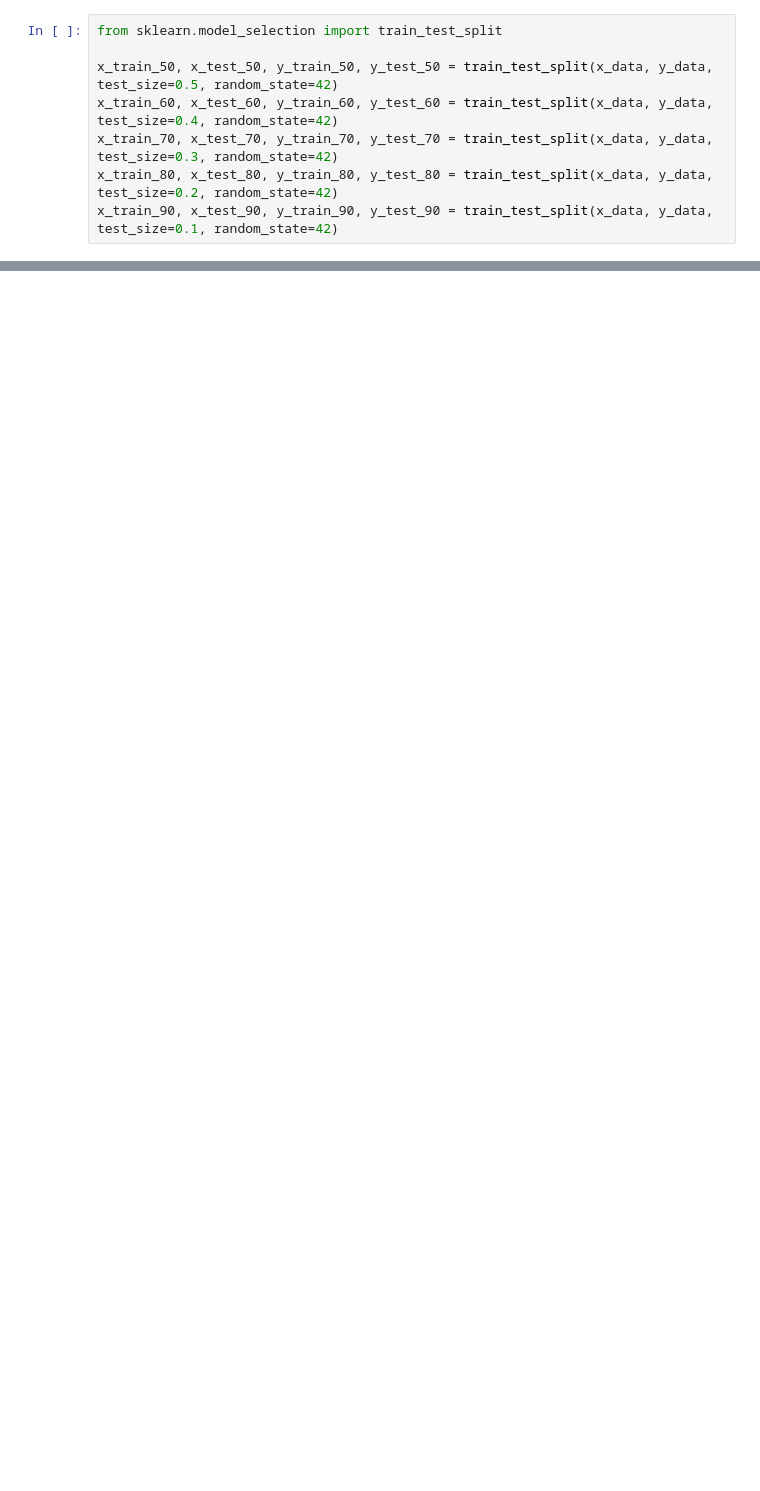
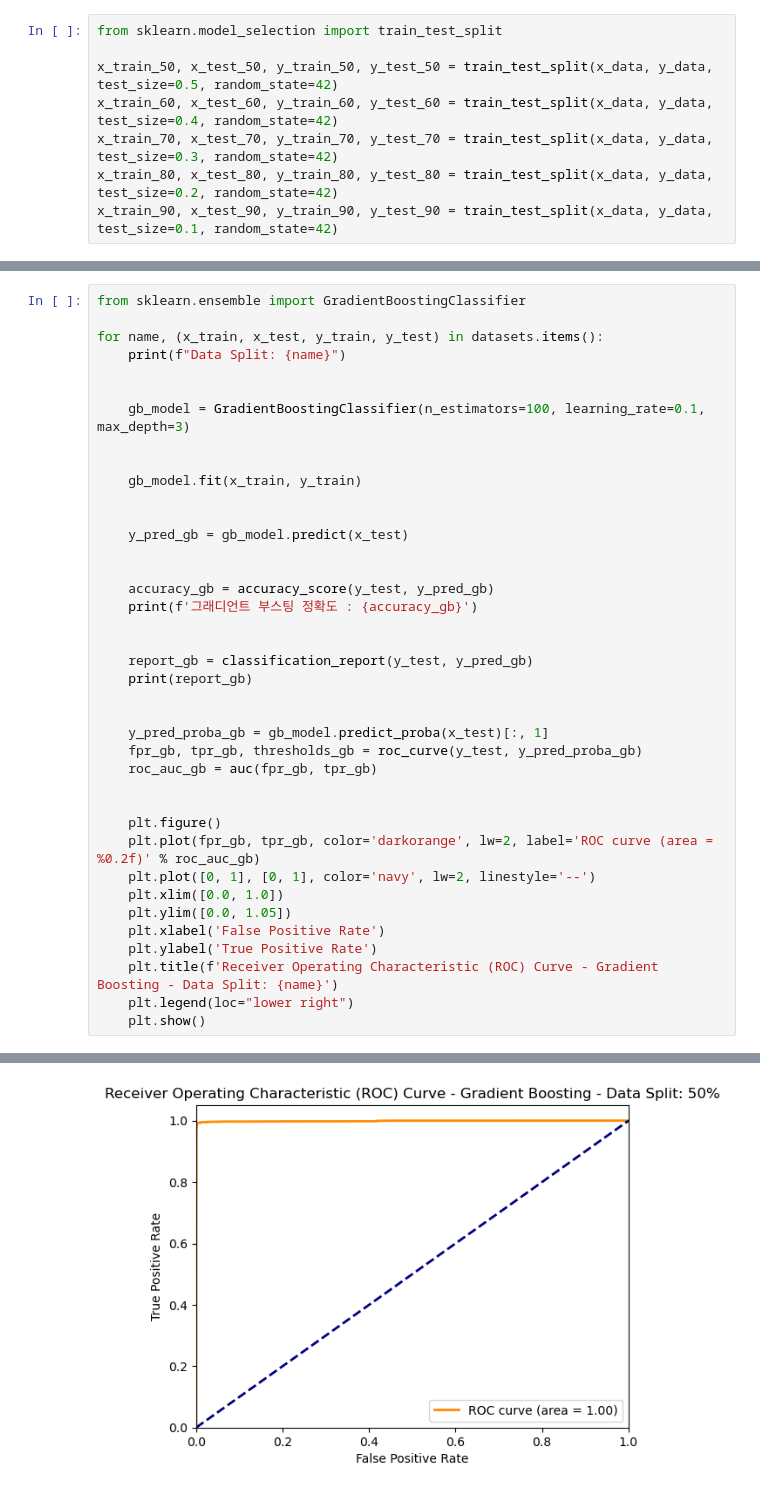
Before and after one commit to thejysplay/CIC-IDS-attack-detection, a Jupyter notebook: MachineLearningCSV_Binary_classification.ipynb, the cells around one changed output, grey strips where cells are left out. Drawn from its saved outputs; the diff is of its cells as text; blank space fills up the shorter version.

```diff
--- a/MachineLearningCSV_Binary_classification.ipynb
+++ b/MachineLearningCSV_Binary_classification.ipynb
@@ -258,0 +415,40 @@ XGBoostError: [21:57:22] C:\buildkite-agent\builds\buildkite-windows-cpu-autosca
+# %%
+from sklearn.ensemble import GradientBoostingClassifier
+
+for name, (x_train, x_test, y_train, y_test) in datasets.items():
+    print(f"Data Split: {name}")
+
+
+    gb_model = GradientBoostingClassifier(n_estimators=100, learning_rate=0.1, max_depth=3)
+
+
+    gb_model.fit(x_train, y_train)
+
+
+    y_pred_gb = gb_model.predict(x_test)
+
+
+    accuracy_gb = accuracy_score(y_test, y_pred_gb)
+    print(f'그래디언트 부스팅 정확도 : {accuracy_gb}')
+
+
+    report_gb = classification_report(y_test, y_pred_gb)
+    print(report_gb)
+
+
+    y_pred_proba_gb = gb_model.predict_proba(x_test)[:, 1]
+    fpr_gb, tpr_gb, thresholds_gb = roc_curve(y_test, y_pred_proba_gb)
+    roc_auc_gb = auc(fpr_gb, tpr_gb)
+
+
+    plt.figure()
+    plt.plot(fpr_gb, tpr_gb, color='darkorange', lw=2, label='ROC curve (area = %0.2f)' % roc_auc_gb)
+    plt.plot([0, 1], [0, 1], color='navy', lw=2, linestyle='--')
+    plt.xlim([0.0, 1.0])
+    plt.ylim([0.0, 1.05])
+    plt.xlabel('False Positive Rate')
+    plt.ylabel('True Positive Rate')
+    plt.title(f'Receiver Operating Characteristic (ROC) Curve - Gradient Boosting - Data Split: {name}')
+    plt.legend(loc="lower right")
+    plt.show()
+# %% [output]
@@ -258,0 +465 @@ XGBoostError: [21:57:22] C:\buildkite-agent\builds\buildkite-windows-cpu-autosca
+[figure, added]
```
Also changed, not shown: parts of 14 cells of this notebook.
